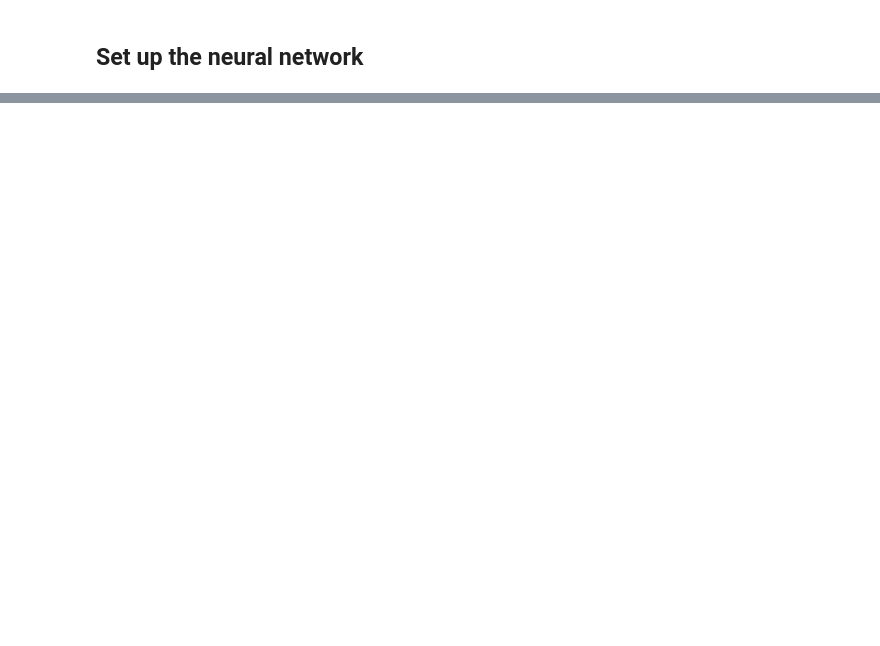
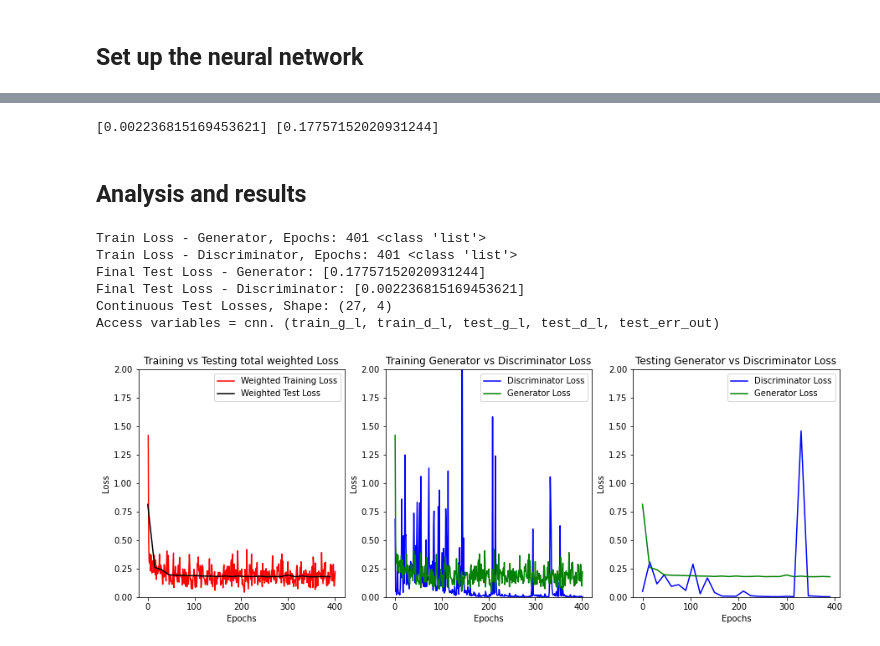
Before and after one commit to ebaxter/planck_net, a Jupyter notebook: DKPredict.ipynb, the cells around one changed output, grey strips where cells are left out. Saved outputs shown, nothing was run; the diff lists cells and outputs as text; code cells hidden in the pictures; blank space fills up the shorter version.

```diff
--- a/DKPredict.ipynb
+++ b/DKPredict.ipynb
@@ -74,3 +64,9 @@ for ii in range(0,nplots):
 # %% [markdown]
 ## Reduce the dimensionality of the cutouts
 And generate more data by flipping images
+# %%
+#The iniital cutouts have a dimension of 200x200.  We'll reduce the dimension to dim_reduced x dim_reduced
+#to speed up the analysis
+dim_reduced = 32
+#We're going to mask out a small part of the center of the cutout with dimension dim_mask x dim_mask
+dim_mask = int(dim_reduced/4)
@@ -368,6 +501,8 @@ Num GPUs Available:  1
 # %%
+#train model with the following parameters
 l_weights= [0.999, 0.001]
-epochs = 201
+epochs = 401
 cne = ContextEncoder()
-cne.train(epochs=epochs, batch_size=64, sample_interval=100)
+cne.train(epochs=epochs, batch_size=128, sample_interval=200)
+print("Done")
 # %% [output]
@@ -411,0 +553,63 @@ plt.show()
+# %%
+#after training test model and record dscriminator and generator loss
+cne.test()
+print(cne.test_d_l,cne.test_g_l)
+# %% [output]
+[0.002236815169453621] [0.17757152020931244]
+# %% [markdown]
+## Analysis and results
+# %%
+#availible loss values
+print("Train Loss - Generator, Epochs:", len(cne.train_g_l), type(cne.train_g_l))
+print("Train Loss - Discriminator, Epochs:", len(cne.train_d_l), type(cne.train_d_l))
+
+print("Final Test Loss - Generator:", cne.test_g_l)
+print("Final Test Loss - Discriminator:", cne.test_d_l)
+
+print("Continuous Test Losses, Shape:", np.array(cne.test_ers_out).shape)
+print("Access variables = cnn. (train_g_l, train_d_l, test_g_l, test_d_l, test_err_out)")
+# %% [output]
+Train Loss - Generator, Epochs: 401 <class 'list'>
+Train Loss - Discriminator, Epochs: 401 <class 'list'>
+Final Test Loss - Generator: [0.17757152020931244]
+Final Test Loss - Discriminator: [0.002236815169453621]
+Continuous Test Losses, Shape: (27, 4)
+Access variables = cnn. (train_g_l, train_d_l, test_g_l, test_d_l, test_err_out)
+# %%
+#graphs of losses
+
+train_lw_total = l_weights[0]*np.array(cne.train_g_l) + l_weights[1]*np.array(cne.train_d_l)
+epochs_plot = np.arange(1,epochs+1,1)
+
+fig, ax = pl.subplots(1,3, figsize = (15,5))
+#test vs train total
+ax[0].set_title("Training vs Testing total weighted Loss")
+ax[0].plot(epochs_plot,train_lw_total,label="Weighted Training Loss",c='r')
+ax[0].plot(np.array(cne.test_ers_out)[:,0],np.array(cne.test_ers_out)[:,3],label='Weighted Test Loss',c='k')
+ax[0].set_xlabel("Epochs")
+ax[0].set_ylabel('Loss')
+ax[0].set_ylim(0,2)
+ax[0].legend()
+
+#train disc vs trin gen vs train wieght
+ax[1].set_title("Training Generator vs Discriminator Loss")
+ax[1].plot(epochs_plot,cne.train_d_l,label="Discriminator Loss",c='b')
+ax[1].plot(epochs_plot,cne.train_g_l,label="Generator Loss",c='g')
+ax[1].set_xlabel("Epochs")
+ax[1].set_ylabel('Loss')
+ax[1].set_ylim(0,2)
+ax[1].legend()
+
+#test disc vs test gen vs test total
+ax[2].set_title("Testing Generator vs Discriminator Loss")
+ax[2].plot(np.array(cne.test_ers_out)[:,0],np.array(cne.test_ers_out)[:,1],label='Discriminator Loss',c='b')
+ax[2].plot(np.array(cne.test_ers_out)[:,0],np.array(cne.test_ers_out)[:,2],label='Generator Loss',c='g')
+ax[2].set_xlabel("Epochs")
+ax[2].set_ylabel('Loss')
+ax[2].set_ylim(0,2)
+ax[2].legend()
+
+fig.savefig(f"network_output/images/{l_weights}.png")
+plt.show()
+# %% [output]
+[figure, added]
```
Also changed, not shown: parts of 23 cells of this notebook.
